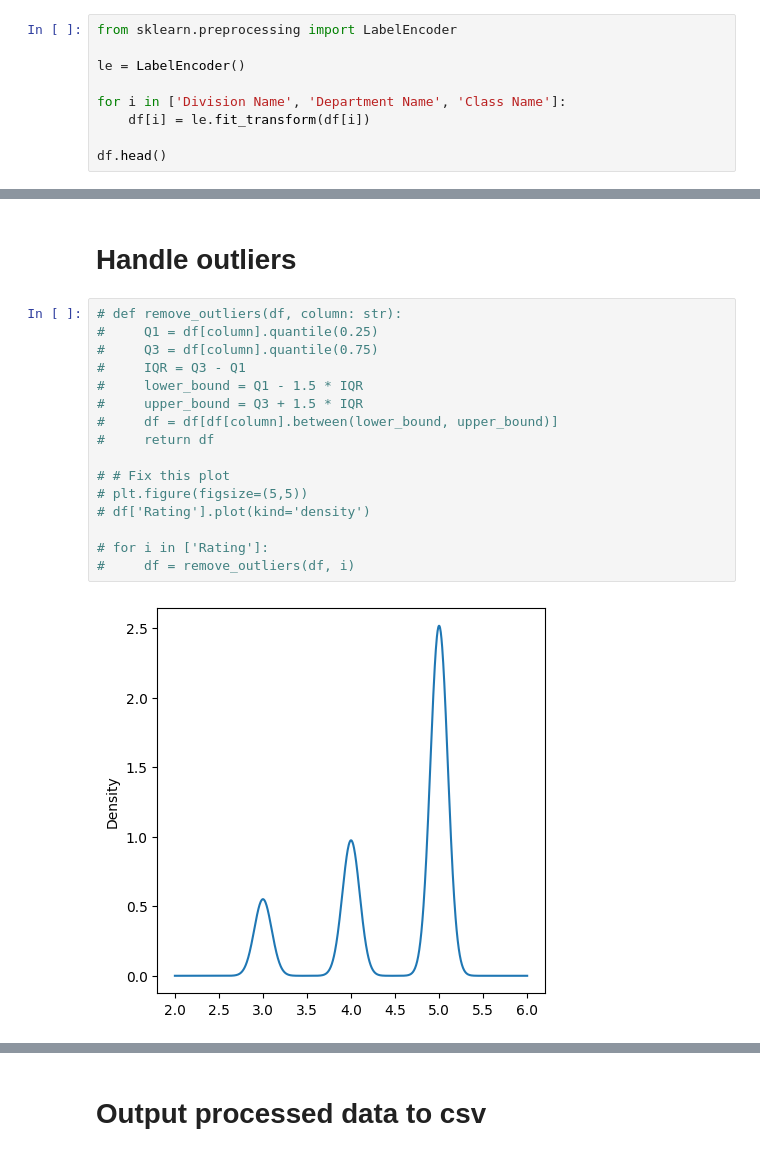
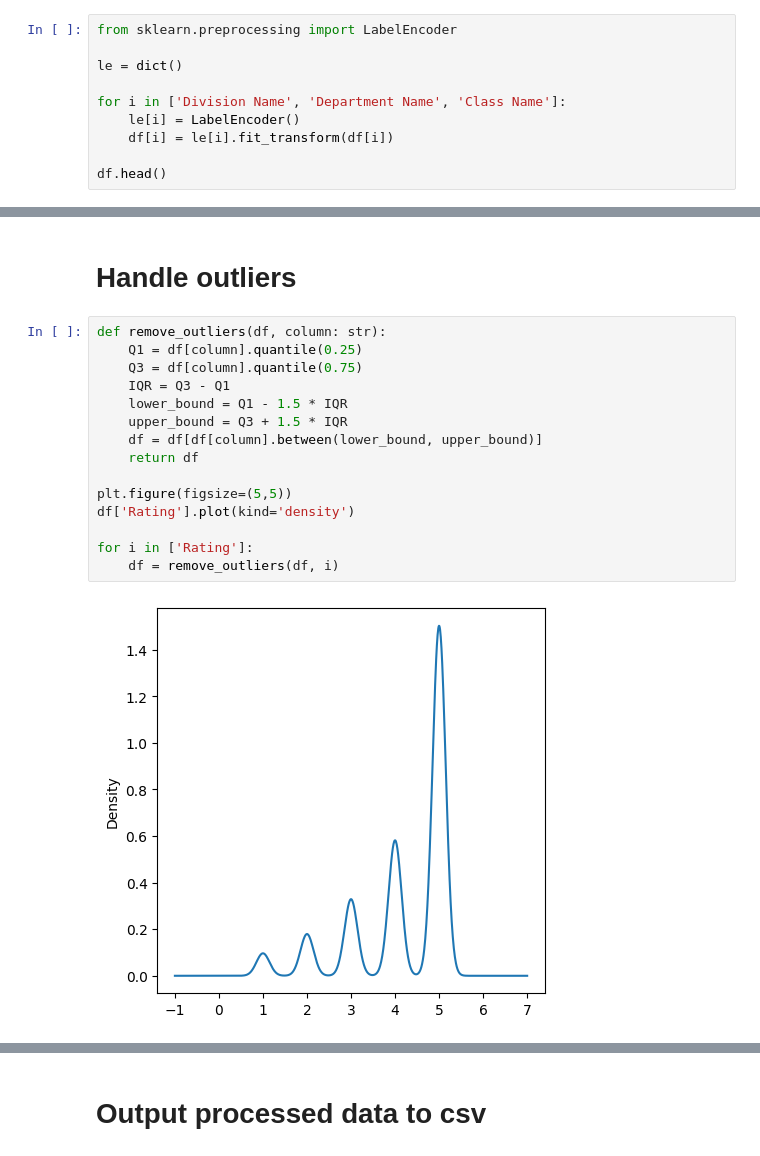
Before and after one commit to khangwen/data-analysis-project, a Jupyter notebook: notebooks/review_analysis.ipynb, the cells around one changed output, grey strips where cells are left out. Drawn from its saved outputs; the diff is of its cells as text.

Commit message:
new visuals and spacy setup

```diff
--- a/notebooks/review_analysis.ipynb
+++ b/notebooks/review_analysis.ipynb
@@ -105,10 +95,11 @@ df.head()
 # %%
 from sklearn.preprocessing import LabelEncoder
 
-le = LabelEncoder()
+le = dict()
 
 for i in ['Division Name', 'Department Name', 'Class Name']:
-    df[i] = le.fit_transform(df[i])
+    le[i] = LabelEncoder()
+    df[i] = le[i].fit_transform(df[i])
 
 df.head()
 # %% [output]
@@ -121,20 +112,19 @@ df.head()
 # %% [markdown]
 # Handle outliers
 # %%
-# def remove_outliers(df, column: str):
-#     Q1 = df[column].quantile(0.25)
-#     Q3 = df[column].quantile(0.75)
-#     IQR = Q3 - Q1
-#     lower_bound = Q1 - 1.5 * IQR
-#     upper_bound = Q3 + 1.5 * IQR
-#     df = df[df[column].between(lower_bound, upper_bound)]
-#     return df
+def remove_outliers(df, column: str):
+    Q1 = df[column].quantile(0.25)
+    Q3 = df[column].quantile(0.75)
+    IQR = Q3 - Q1
+    lower_bound = Q1 - 1.5 * IQR
+    upper_bound = Q3 + 1.5 * IQR
+    df = df[df[column].between(lower_bound, upper_bound)]
+    return df
 
-# # Fix this plot
-# plt.figure(figsize=(5,5))
-# df['Rating'].plot(kind='density')
+plt.figure(figsize=(5,5))
+df['Rating'].plot(kind='density')
 
-# for i in ['Rating']:
-#     df = remove_outliers(df, i)
+for i in ['Rating']:
+    df = remove_outliers(df, i)
 # %% [output]
-[figure, old version]
+[figure, new version]
```
Also changed, not shown: parts of 4 cells of this notebook, 2 other files.
